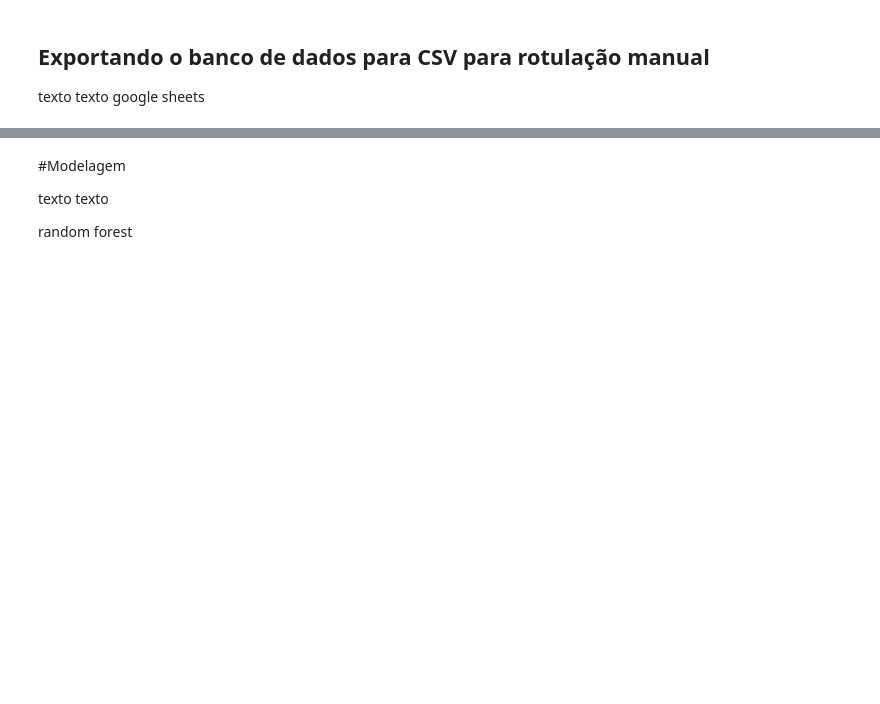
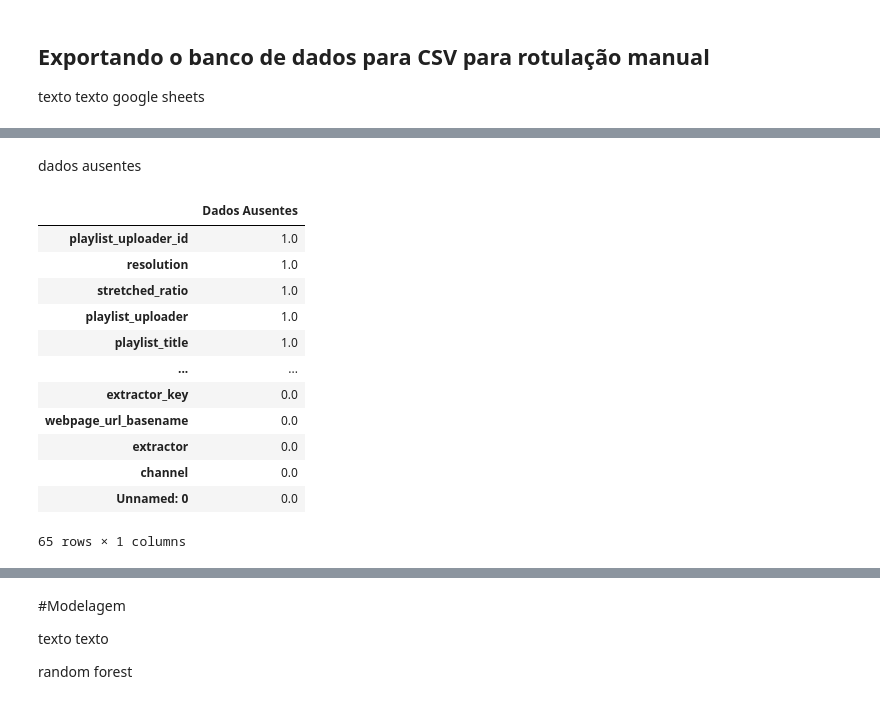
Before and after one commit to barigonta/recomendador_youtube, a Jupyter notebook: Recomendador_de_Vídeos_do_Youtube.ipynb, the cells around one changed output, grey strips where cells are left out. Drawn from its saved outputs; the diff is of its cells as text; code cells hidden in the pictures; blank space fills up the shorter version.

```diff
--- a/Recomendador_de_Vídeos_do_Youtube.ipynb
+++ b/Recomendador_de_Vídeos_do_Youtube.ipynb
@@ -297,0 +264,18 @@ texto texto google sheets
+# %% [markdown]
+dados ausentes
+# %%
+(df_com_rotulo.isnull().sum()/df_com_rotulo.shape[0]).sort_values(ascending=False).to_frame('Dados Ausentes')
+# %% [output]
+|  | Dados Ausentes |
+| playlist_uploader_id | 1.0 |
+| resolution | 1.0 |
+| stretched_ratio | 1.0 |
+| playlist_uploader | 1.0 |
+| playlist_title | 1.0 |
+| ... | ... |
+| extractor_key | 0.0 |
+| webpage_url_basename | 0.0 |
+| extractor | 0.0 |
+| channel | 0.0 |
+| Unnamed: 0 | 0.0 |
+65 rows × 1 columns
```
Also changed, not shown: parts of 40 cells of this notebook.
